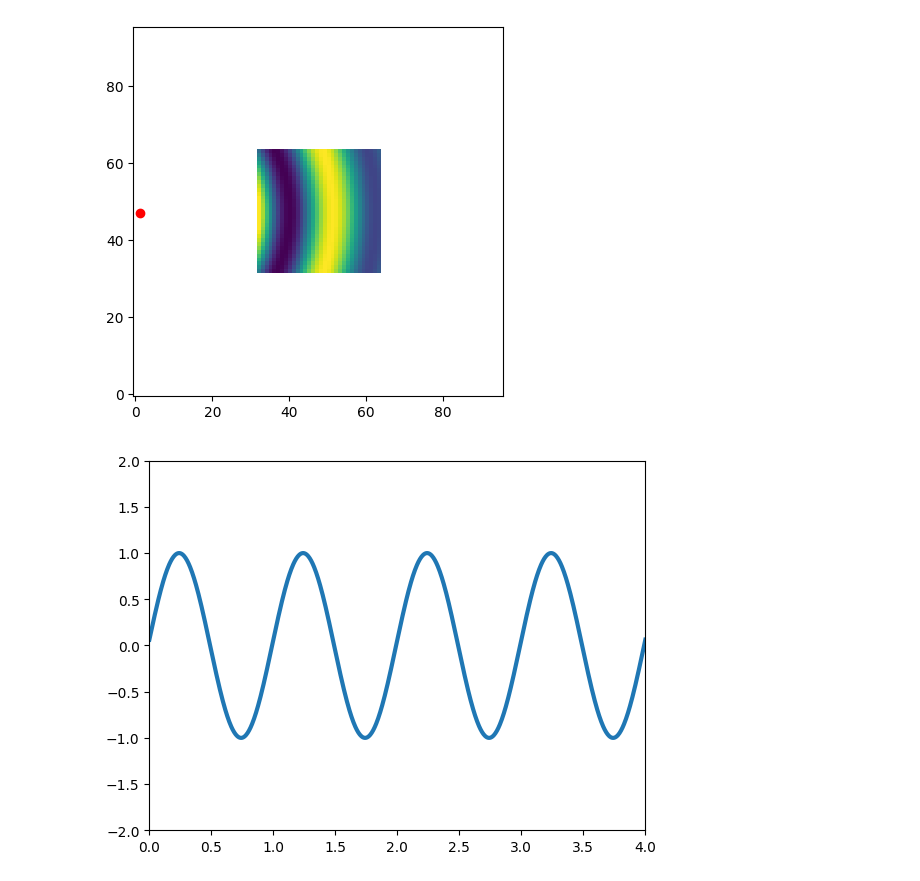
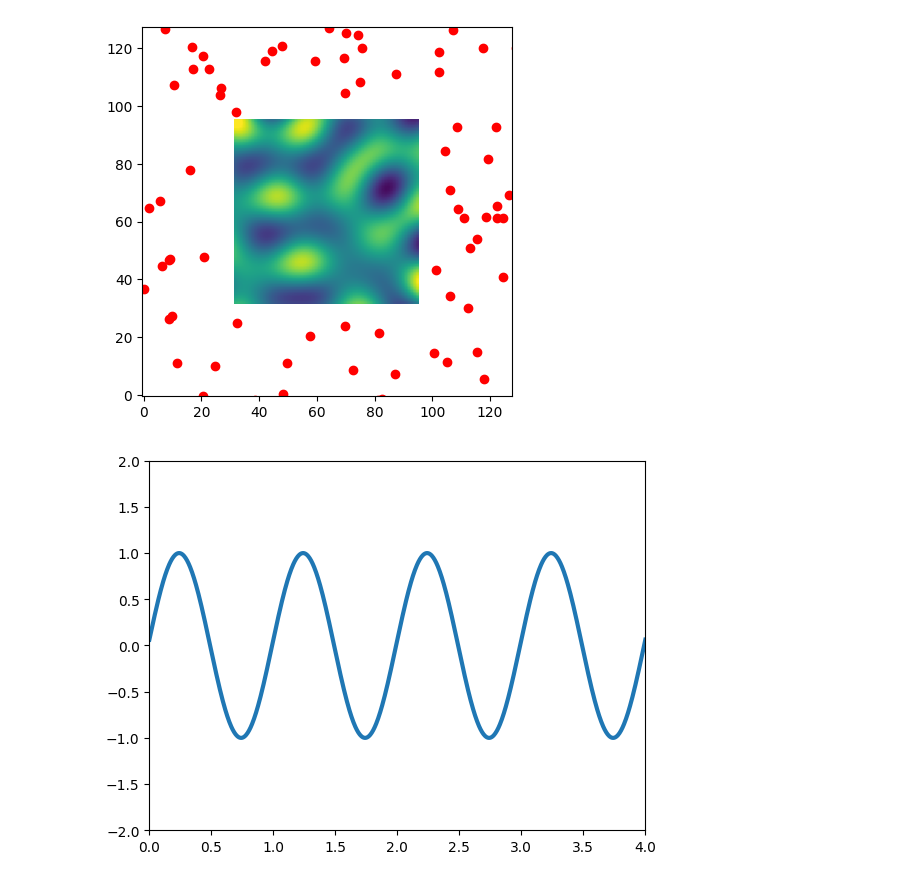
Before and after one commit to luzny274/DeepLearning_iSCAT, a Jupyter notebook: Convolution_Benchmark/Visualizations.ipynb, the cells around one changed output. Cells and saved outputs as stored; diff of their text form; code cells hidden in the pictures.

```diff
--- a/Convolution_Benchmark/Visualizations.ipynb
+++ b/Convolution_Benchmark/Visualizations.ipynb
@@ -41,8 +41,8 @@ Sample width:  480
 
 FOV_edge = sample_size_px / 2 - camera_fov_px / 2
 
-# sample_count = 1000
-sample_count = 1
+sample_count = 100
+#sample_count = 1
 
 
 def GenParticlePositions(D : float, particle_count : int, step_count : int, loop : bool):
@@ -82,9 +81,9 @@ particle_count = exParticle_count * sample_count
 ##Normal mode
 poss = GenParticlePositions(exD, particle_count, steps, True)
 
-#One particle going out of and into FOV
-poss[:, 0, 1] = 15
-poss[:, 0, 0] = np.array(range(steps)) / steps * 96 - 32
+# #One particle going out of and into FOV
+# poss[:, 0, 1] = 15
+# poss[:, 0, 0] = np.array(range(steps)) / steps * 96 - 32
 
 ##Two particles scratching each other
 # particle0_dir = np.array([0, 1.5]) * 64 / steps
@@ -120,7 +119,7 @@ poss[:, 0, 0] = np.array(range(steps)) / steps * 96 - 32
 # print(last_mean_x, last_mean_y)
 # print(poss[:, -1, :])
 
-##Remove NPs in FOV
+# #Remove NPs in FOV
 # xc_in_sight = (poss[:, :, 0] > 0) & (poss[:, :, 0] < camera_fov_px)
 # yc_in_sight = (poss[:, :, 1] > 0) & (poss[:, :, 1] < camera_fov_px)
 # pt_in_sight = xc_in_sight & yc_in_sight
@@ -217,4 +213,7 @@ imgs = samples[0]
 plt.imshow(imgs[step, :, :], extent = (-0.5 + 32, 64-0.5, 64-0.5,32 -0.5))
 plt.axis([-0.5, 96-0.5, -0.5, 96-0.5])
 plt.show()
+
+
+plt.rcParams['figure.figsize'] = [10, 5]
 # %% [output]
@@ -334,61 +305,58 @@ anim.save('visualizations/CrashingPTs.mp4', writer = 'ffmpeg', fps = 60)
 
 import matplotlib.animation as animation
 
-sample_cur = 0
+sample_cur = 23
 sample_inds = np.insert(np.cumsum(sample_sizes), 0, 0)
 step = 0
-
-highlight_particles = True
 
 fig = plt.figure()
 imgs = samples[sample_cur]
 
 # plt.subplot(1, 2, 1)
-im1 = plt.imshow(imgs[step, :, :].T, extent = (-0.5 + 32, 64-0.5, 64-0.5,32 -0.5))
+im1 = plt.imshow(imgs[step, :, :], extent = (-0.5 + 32, 96-0.5, 96-0.5,32 -0.5))
 # plt.axis([-0.5, camera_fov_px-0.5, -0.5, camera_fov_px-0.5])
 
 # plt.imshow(imgs[step, :, :], extent = (-0.5 + 32, 64-0.5, 64-0.5,32 -0.5))
-plt.axis([-0.5, 96-0.5, -0.5, 96-0.5])
+plt.axis([-0.5, 128-0.5, -0.5, 128-0.5])
 
 
 begin = sample_inds[sample_cur]
 end = begin + sample_sizes[sample_cur]
 
-if highlight_particles:
-    y = poss[step, begin:end, 1] + 32
-    x = poss[step, begin:end, 0] + 32
-    scat = plt.scatter(x,y, c="red")
+x = poss[step, begin:end, 1] + 32
+y = poss[step, begin:end, 0] + 32
+
+scat = plt.scatter(x,y, c="red")
 
 # plt.subplot(1, 2, 2)
 # im2 = plt.imshow(imgs[step, :, :])
 # plt.axis([-0.5, camera_fov_px-0.5, -0.5, camera_fov_px-0.5])
 
 # print(np.array([x, y]).T.shape)
 
 def updatefig(args):
     global step
     step += 1
     step %= steps
 #     img = imgs[step, :, :]
 #     normalized = (img - img.min()) / (img.max() - img.min())
-    im1.set_array(imgs[step, :, :].T)
+    im1.set_array(imgs[step, :, :])
 #     im1.set_array(normalized)
 #     im2.set_array(imgs[step, :, :])
 
 
     begin = sample_inds[sample_cur]
     end = begin + sample_sizes[sample_cur]
 
-    if highlight_particles:
-        y = poss[step, begin:end, 1] + 32
-        x = poss[step, begin:end, 0] + 32
-        scat.set_offsets(np.array([x, y]).T)
+    x = poss[step, begin:end, 1] + 32
+    y = poss[step, begin:end, 0] + 32
+    scat.set_offsets(np.array([x, y]).T)
     return im1, scat#, im2
 
 anim = animation.FuncAnimation(fig, updatefig, interval=100, blit=True, repeat = True, frames = steps)
-anim.save('visualizations/convEx.mp4', writer = 'ffmpeg', fps = 60)
+anim.save('visualizations/outsideFOV.mp4', writer = 'ffmpeg', fps = 30)
 # %% [output]
-[figure, old version]
+[figure, new version]
 # %%
 from matplotlib import pyplot as plt
 import numpy as np
```
Also changed, not shown: parts of 8 cells of this notebook, 1 other file.
